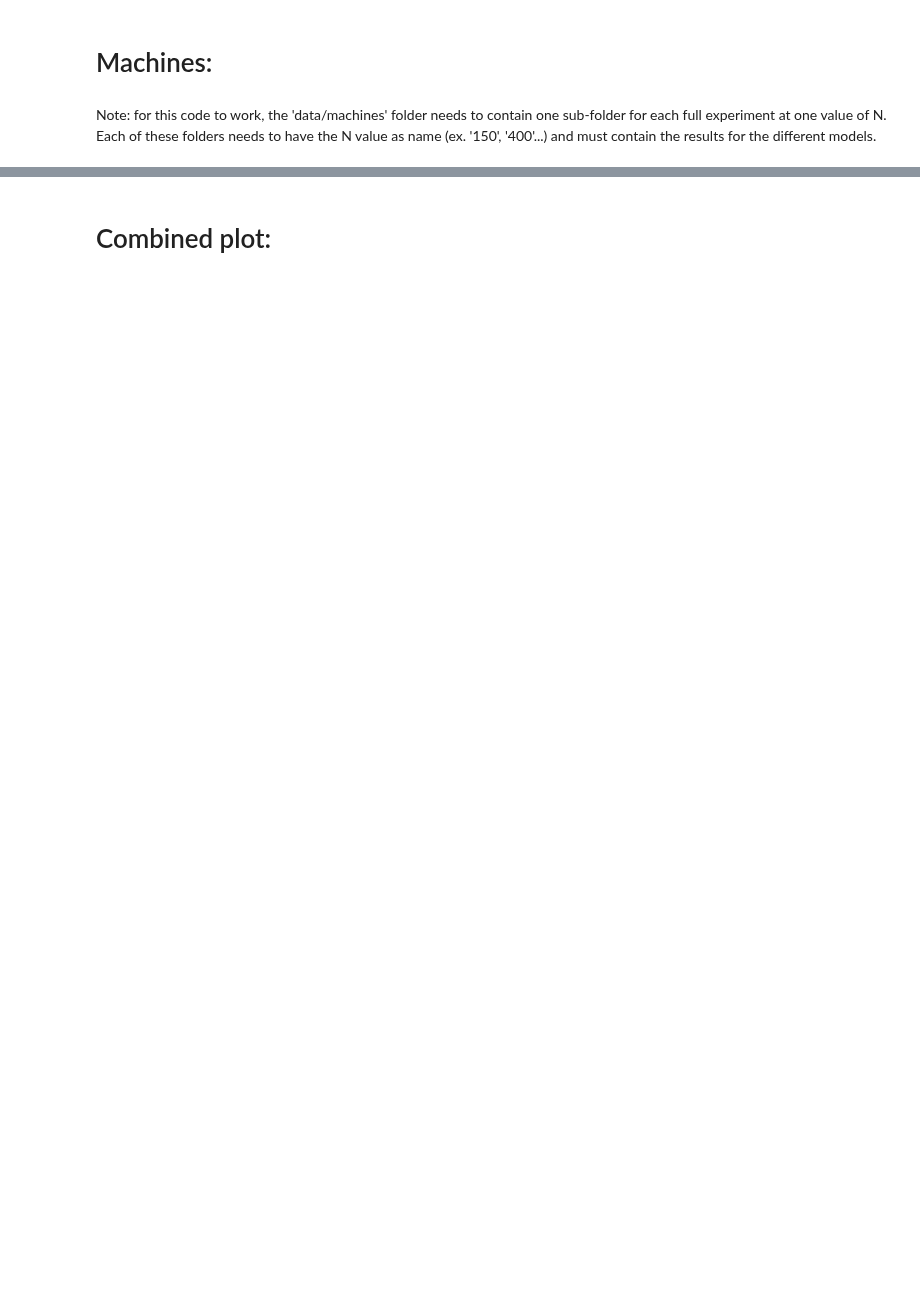
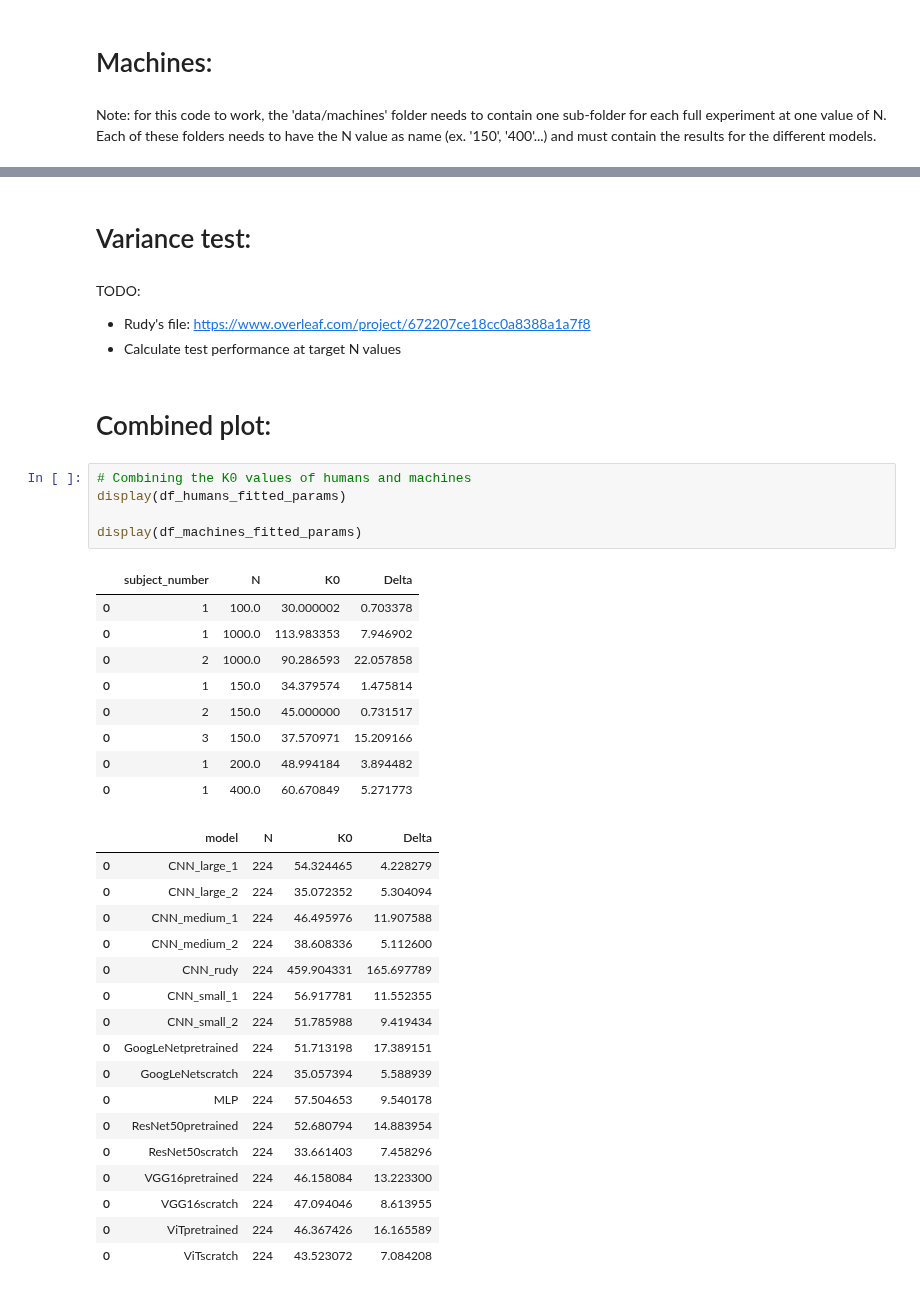
Before and after one commit to danieletirinnanzi/HUPLACLIP-analysis, a Jupyter notebook: data_analysis/HUPLACLIP-combined-analysis.ipynb, the cells around one changed output, grey strips where cells are left out. Cells and saved outputs as stored; diff of their text form; blank space fills up the shorter version.

```diff
--- a/data_analysis/HUPLACLIP-combined-analysis.ipynb
+++ b/data_analysis/HUPLACLIP-combined-analysis.ipynb
@@ -489,2 +799,40 @@ TypeError: MachinesAnalysisPipeline.calculate_fitted_params() missing 1 required
+# %% [markdown]
+# Variance test:
+# %% [markdown]
+TODO:
+- Rudy's file: https://www.overleaf.com/project/672207ce18cc0a8388a1a7f8
+- Calculate test performance at target N values
 # %% [markdown]
 # Combined plot:
+# %%
+# Combining the K0 values of humans and machines
+display(df_humans_fitted_params)
+
+display(df_machines_fitted_params)
+# %% [output]
+|  | subject_number | N | K0 | Delta |
+| 0 | 1 | 100.0 | 30.000002 | 0.703378 |
+| 0 | 1 | 1000.0 | 113.983353 | 7.946902 |
+| 0 | 2 | 1000.0 | 90.286593 | 22.057858 |
+| 0 | 1 | 150.0 | 34.379574 | 1.475814 |
+| 0 | 2 | 150.0 | 45.000000 | 0.731517 |
+| 0 | 3 | 150.0 | 37.570971 | 15.209166 |
+| 0 | 1 | 200.0 | 48.994184 | 3.894482 |
+| 0 | 1 | 400.0 | 60.670849 | 5.271773 |
+|  | model | N | K0 | Delta |
+| 0 | CNN_large_1 | 224 | 54.324465 | 4.228279 |
+| 0 | CNN_large_2 | 224 | 35.072352 | 5.304094 |
+| 0 | CNN_medium_1 | 224 | 46.495976 | 11.907588 |
+| 0 | CNN_medium_2 | 224 | 38.608336 | 5.112600 |
+| 0 | CNN_rudy | 224 | 459.904331 | 165.697789 |
+| 0 | CNN_small_1 | 224 | 56.917781 | 11.552355 |
+| 0 | CNN_small_2 | 224 | 51.785988 | 9.419434 |
+| 0 | GoogLeNetpretrained | 224 | 51.713198 | 17.389151 |
+| 0 | GoogLeNetscratch | 224 | 35.057394 | 5.588939 |
+| 0 | MLP | 224 | 57.504653 | 9.540178 |
+| 0 | ResNet50pretrained | 224 | 52.680794 | 14.883954 |
+| 0 | ResNet50scratch | 224 | 33.661403 | 7.458296 |
+| 0 | VGG16pretrained | 224 | 46.158084 | 13.223300 |
+| 0 | VGG16scratch | 224 | 47.094046 | 8.613955 |
+| 0 | ViTpretrained | 224 | 46.367426 | 16.165589 |
+| 0 | ViTscratch | 224 | 43.523072 | 7.084208 |
```
Also changed, not shown: parts of 7 cells of this notebook, 3 other files.
